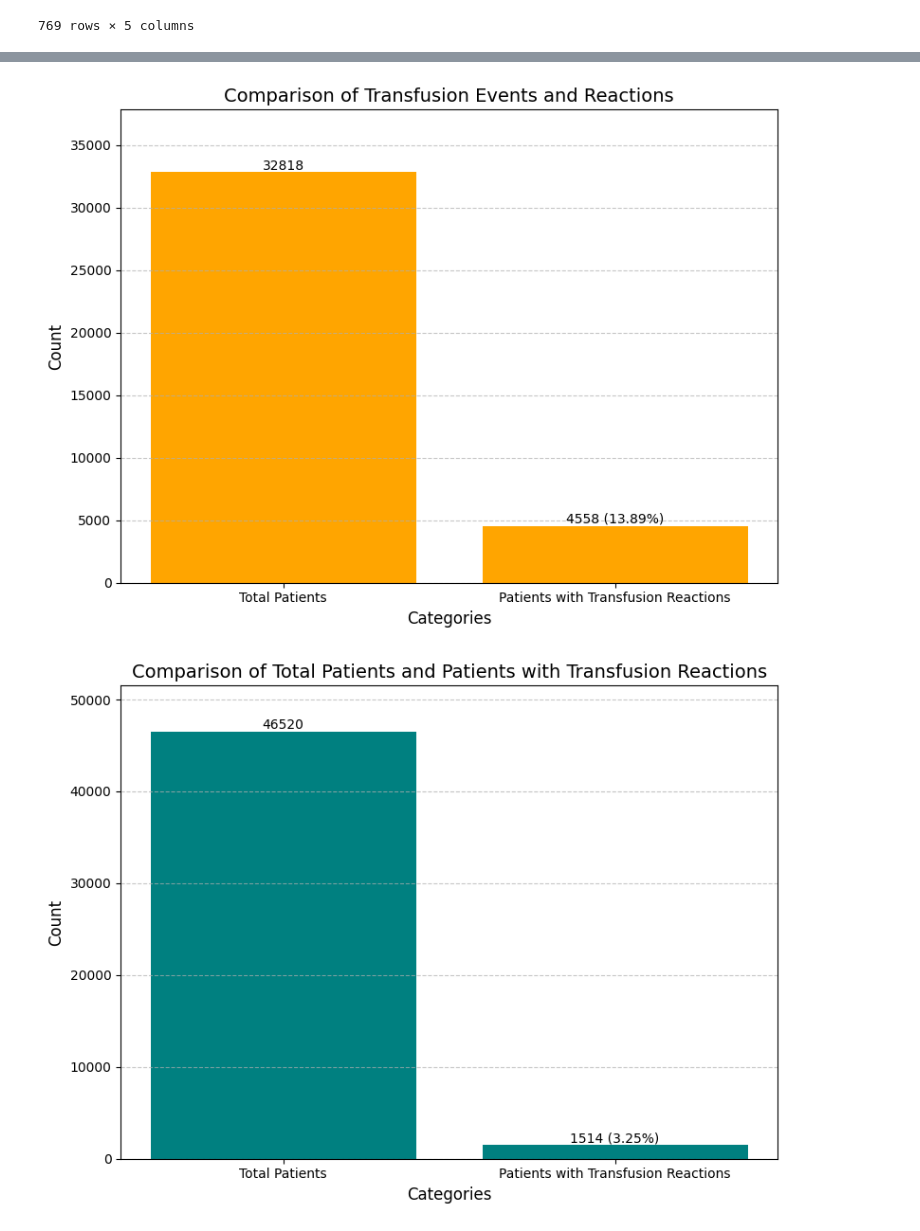
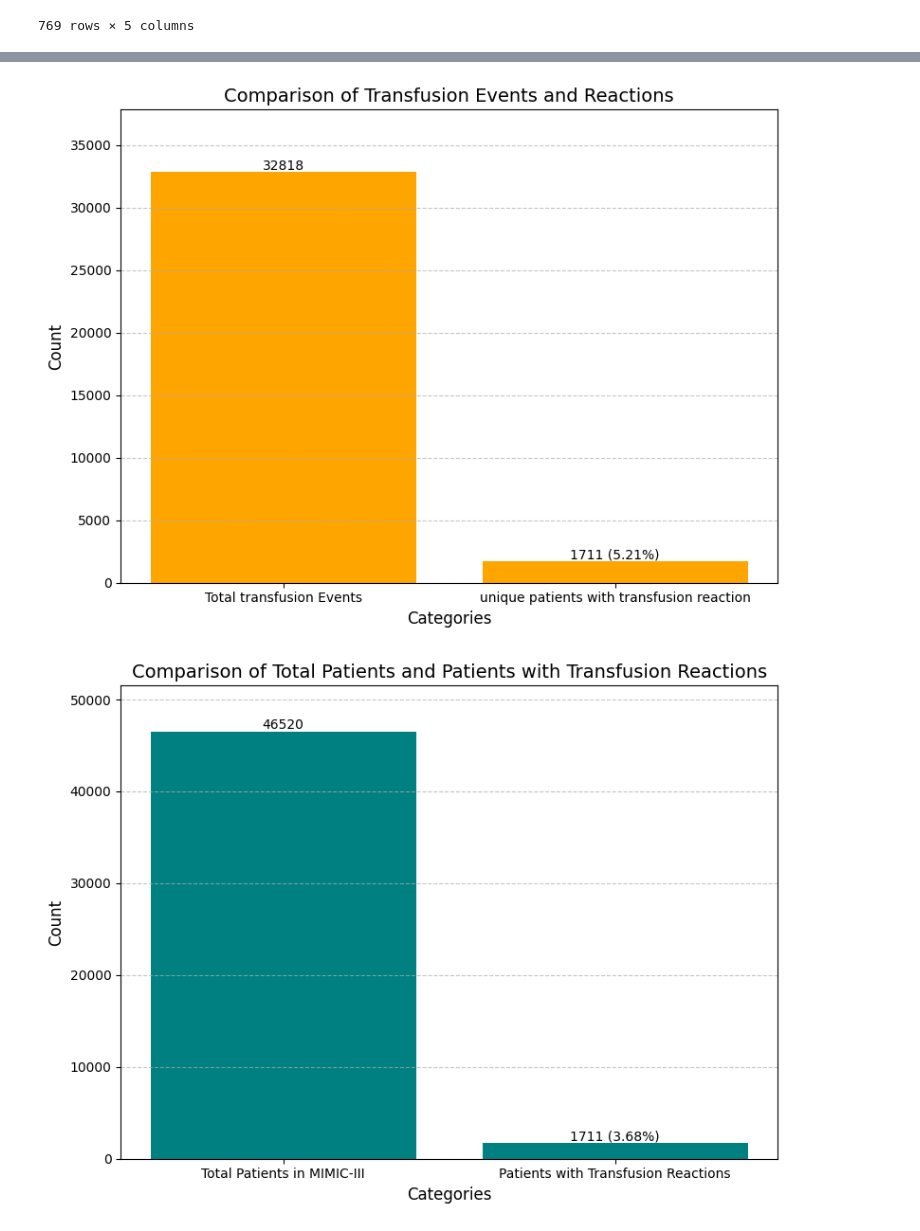
Before and after one commit to kmorhun/tranfusion-reactions, a Jupyter notebook: FNHTR/fnhtr_combined.ipynb, the cells around one changed output, grey strips where cells are left out. Cells and saved outputs as stored; diff of their text form; code cells hidden in the pictures.

```diff
--- a/FNHTR/fnhtr_combined.ipynb
+++ b/FNHTR/fnhtr_combined.ipynb
@@ -117,0 +202,34 @@ unique_patients
+# %%
+import matplotlib.pyplot as plt
+
+# Data
+values = [32818, 5450, 762, 4806]
+categories = ['Total Transfusion Events', 'Reactions', 'Chills/Rigor', 'High Temperature']  # Define the categories
+
+# Calculate the percentages
+percent_reactions_1 = (values[1] / values[0]) * 100
+percent_reactions_2 = (values[2] / values[0]) * 100
+percent_reactions_3 = (values[3] / values[0]) * 100
+
+# Visualization with percentages
+plt.figure(figsize=(8, 6))
+bars = plt.bar(categories, values, color='orange')
+plt.title('Comparison of Transfusion Events and Reactions', fontsize=14)
+plt.ylabel('Count', fontsize=12)
+plt.xlabel('Categories', fontsize=12)
+plt.ylim(0, max(values) + 8000)  # Adding space above for better visualization
+plt.grid(axis='y', linestyle='--', alpha=0.7)
+
+# Add values and percentages on top of the bars
+for i, v in enumerate(values):
+    if i == 1:  # Reactions
+        plt.text(i, v + 1000, f"{v} ({percent_reactions_1:.2f}%)", ha='center', fontsize=10)
+    elif i == 2:  # Chills/Rigor
+        plt.text(i, v + 1000, f"{v} ({percent_reactions_2:.2f}%)", ha='center', fontsize=10)
+    elif i == 3:  # High Temperature
+        plt.text(i, v + 1000, f"{v} ({percent_reactions_3:.2f}%)", ha='center', fontsize=10)
+    else:  # Total Transfusion Events
+        plt.text(i, v + 500, str(v), ha='center', fontsize=10)
+
+plt.tight_layout()
+plt.show()
@@ -118,33 +238,33 @@ unique_patients
 # %%
-values = [32818, 4558]
+values = [32818, 1711]
 
 # Calculate the percentage of transfusion reactions
 percent_reactions = (values[1] / values[0]) * 100
-
+categories = ['Total transfusion Events', 'unique patients with transfusion reaction']  # Define the categories
 # Visualization with percentages
 plt.figure(figsize=(8, 6))
 bars = plt.bar(categories, values, color='orange')
 plt.title('Comparison of Transfusion Events and Reactions', fontsize=14)
 plt.ylabel('Count', fontsize=12)
 plt.xlabel('Categories', fontsize=12)
 plt.ylim(0, max(values) + 5000)  # Adding some space above the highest value for better visualization
 plt.grid(axis='y', linestyle='--', alpha=0.7)
 
 # Add values and percentages on top of the bars
 for i, v in enumerate(values):
     if i == 1:  # Add percentage for reactions
         plt.text(i, v + 200, f"{v} ({percent_reactions:.2f}%)", ha='center', fontsize=10)
     else:
         plt.text(i, v + 200, str(v), ha='center', fontsize=10)
 
 plt.tight_layout()
 plt.show()
 # %% [output]
-[figure, old version]
+[figure, new version]
 # %%
 # Updated data with patient counts
-categories = ['Total Patients', 'Patients with Transfusion Reactions']
-values = [46520, 1514]
+categories = ['Total Patients in MIMIC-III', 'Patients with Transfusion Reactions']
+values = [46520, 1711]
 
 # Visualization
 plt.figure(figsize=(8, 6))
@@ -166,4 +286,4 @@ for i, v in enumerate(values):
 plt.tight_layout()
 plt.show()
 # %% [output]
-[figure, old version]
+[figure, new version]
```
Also changed, not shown: parts of 12 cells of this notebook, 3 other files.
